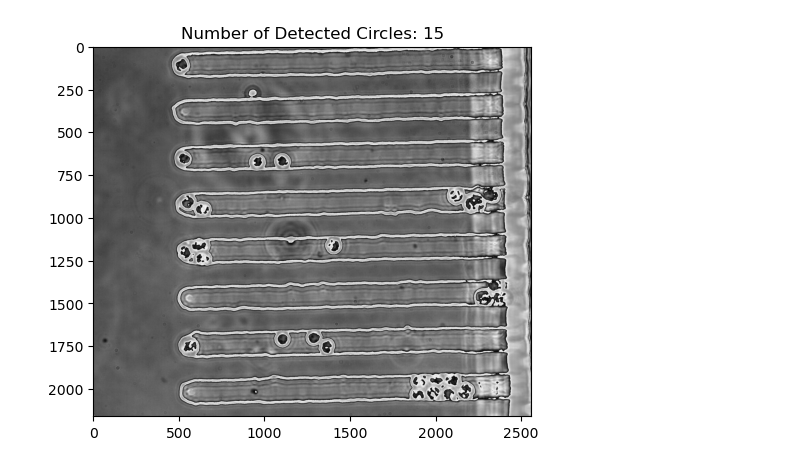
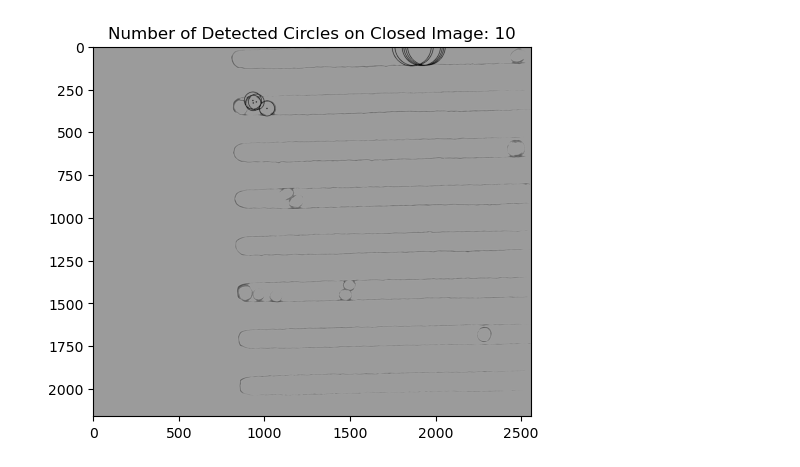
Before and after one commit to michaelkin1/Master_Thesis_Michael_Kinsella_Symbiodinium_Pipeline, a Jupyter notebook: Data_analysis_MMD.ipynb, the cells around one changed output. Cells and saved outputs as stored; diff of their text form; code cells hidden in the pictures.

```diff
--- a/Data_analysis_MMD.ipynb
+++ b/Data_analysis_MMD.ipynb
@@ -212,84 +277,59 @@ plt.show()
 # %%
 import cv2
 import numpy as np
 import matplotlib.pyplot as plt
 
-# Assuming you already have tiff_data and contrast_stretched from the previous cells
+# Assuming you already have tiff_data and closed_image from the previous cells
+# ...
 
-# Convert the contrast-stretched image to 8-bit unsigned integer
-contrast_stretched_image = sharpened_image.astype(np.uint8)
+# Load the image using cv2.imread
+image_path = 'C:/Users/micha/Desktop/Master_Project/sharpened_image_101_gray.png'
+sharpened_png = cv2.imread(image_path, cv2.IMREAD_GRAYSCALE)
 
-# Apply Gaussian blur to the original image for better cell segmentation
-blurred_original = cv2.GaussianBlur(closed_image, (5, 5), 0)
-
-
-blurred_original = cv2.convertScaleAbs(blurred_original)
+# Convert the sharpened_png to 8-bit unsigned integer
 
 # Apply adaptive thresholding to segment cells
-_, thresh_original = cv2.threshold(blurred_original, 0, 255, cv2.THRESH_BINARY + cv2.THRESH_OTSU)
+_, thresh_closed = cv2.threshold(sharpened_png, 0, 255, cv2.THRESH_BINARY + cv2.THRESH_OTSU)
 
 # Use Hough Circle Transform to detect circles with a higher minimum distance
 circles = cv2.HoughCircles(
-    image=thresh_original,
+    image=thresh_closed,
     method=cv2.HOUGH_GRADIENT,
     dp=1,
-    minDist=5,  # Increased minimum distance to reduce overlapping circles
-    param1=80,   # Higher value for canny edge detection
-    param2=30,   # Accumulator threshold for circle detection
-    minRadius=10, # Minimum radius of the circles
-    maxRadius=170  # Maximum radius of the circles
+    minDist=10,      # Increased minimum distance to reduce overlapping circles
+    param1=80,      # Higher value for canny edge detection
+    param2=30,      # Accumulator threshold for circle detection
+    minRadius=10,   # Minimum radius of the circles
+    maxRadius=120   # Maximum radius of the circles
 )
 
 # Draw the detected circles on the original image
-result_image_original = cv2.cvtColor(tiff_data, cv2.COLOR_GRAY2BGR)
+result_image_closed = sharpened_png.copy()  # Use the original image here
 
 if circles is not None:
     circles = np.uint16(np.around(circles))
 
-       # Filter out overlapping circles
-    non_overlapping_circles = []
+    # Draw detected circles on the original image
+    for i in range(len(circles[0])):
+        circle = circles[0][i]
+        center = (circle[0], circle[1])
+        radius = circle[2]
 
-    for i in range(len(circles[0])):
-        current_circle = circles[0][i]
-        current_center = (current_circle[0], current_circle[1])
-        current_radius = current_circle[2]
-
-        # Assume the current circle doesn't overlap with any existing circles
-        overlap = False
-
-        for j in range(len(non_overlapping_circles)):
-            other_circle = non_overlapping_circles[j]
-            other_center = (other_circle[0], other_circle[1])
-            other_radius = other_circle[2]
-
-            # Calculate the distance between circle centers
-            distance = np.linalg.norm(np.array(current_center) - np.array(other_center))
-
-            # Check if circles overlap (considering both circles' radii)
-            if distance < current_radius + other_radius:
-                overlap = True
-                break
-
-        # If the current circle doesn't overlap, add it to the list
-        if not overlap:
-            non_overlapping_circles.append(current_circle)
-
-    # Draw non-overlapping circles
-    for circle in non_overlapping_circles:
-        # Draw the outer circle
-        cv2.circle(result_image_original, (circle[0], circle[1]), circle[2], (0, 255, 0), 2)
+        # Draw the outer circle in red
+        cv2.circle(result_image_closed, center, radius, (0, 0, 255), 2)
         # Draw the center of the circle
-        cv2.circle(result_image_original, (circle[0], circle[1]), 2, (0, 0, 255), 3)
+        cv2.circle(result_image_closed, center, 2, (0, 0, 255), 3)
 
     # Count the number of detected circles
-    num_cells_original = len(non_overlapping_circles)
+    num_cells_closed = len(circles[0])
 
+    # Display the result
+    plt.imshow(result_image_closed, cmap='gray')  # Assuming tiff_data is a grayscale image
+    plt.title(f"Number of Detected Circles on Closed Image: {num_cells_closed}")
+    plt.show()
 
-# Display the result
-plt.imshow(result_image_original)
-plt.title(f"Number of Detected Circles: {num_cells_original}")
-plt.show()
-
-print(f"Number of Detected Circles: {num_cells_original}")
+    print(f"Number of Detected Circles on Closed Image: {num_cells_closed}")
+else:
+    print("No circles found in the closed image.")
 # %% [output]
-[figure, old version]
+[figure, new version]
```
Also changed, not shown: parts of 17 cells of this notebook.
